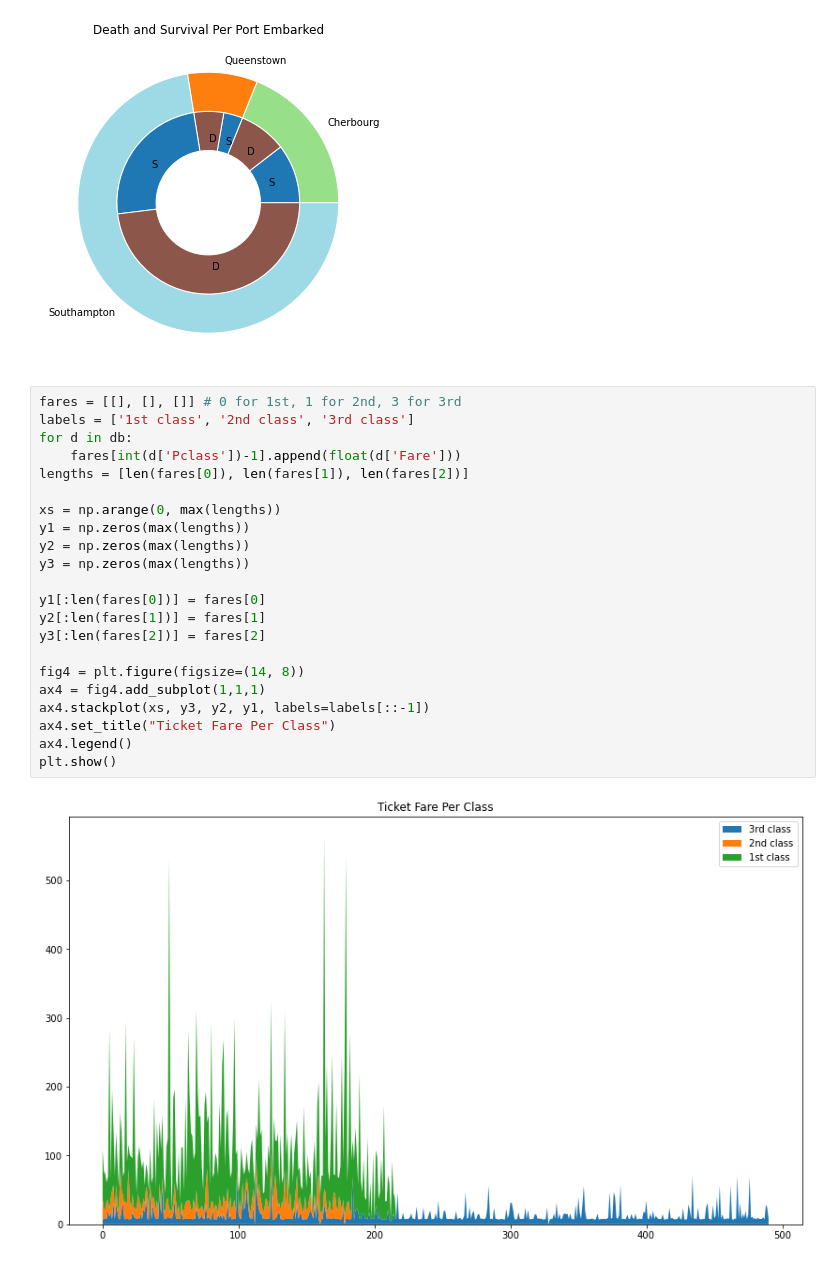
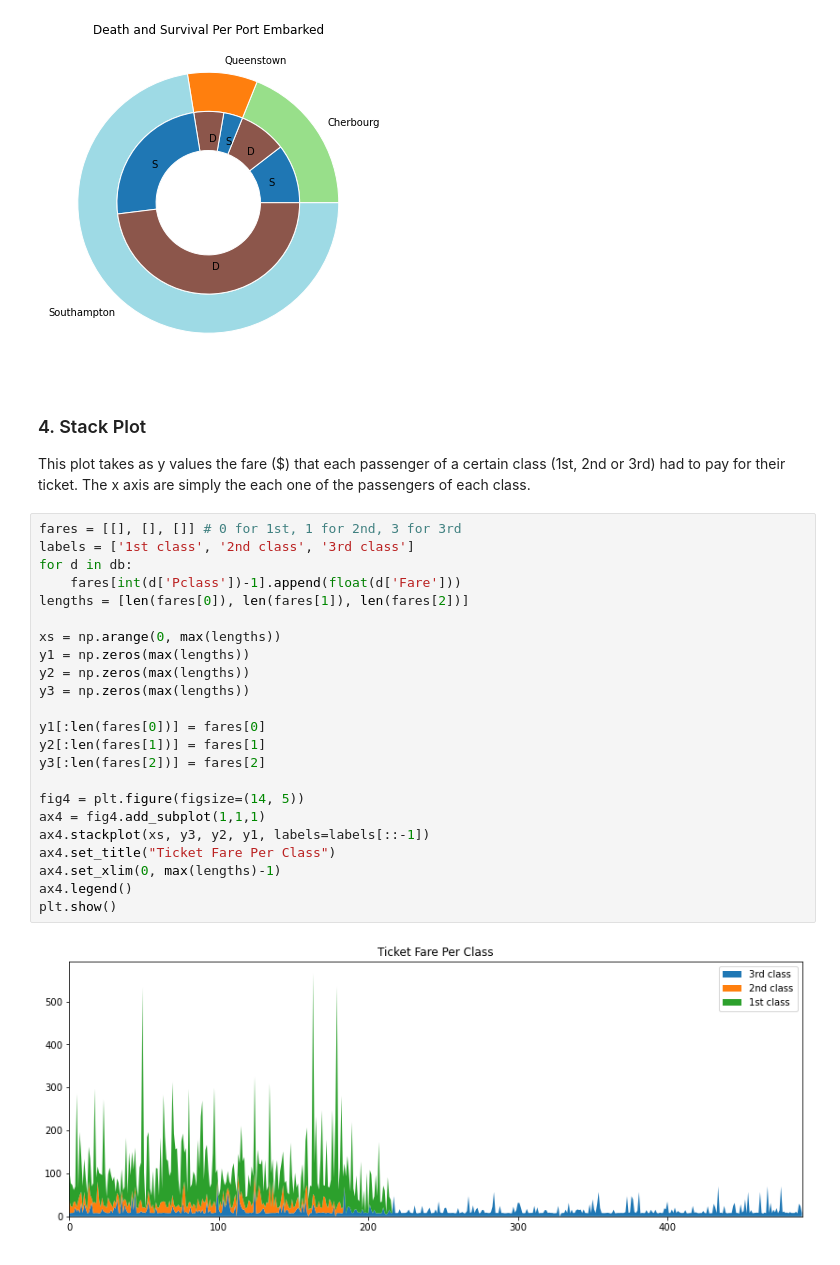
Before and after one commit to the-other-mariana/tools-ds, a Jupyter notebook: week6/titanic-plots.ipynb, the cells around one changed output. Drawn from its saved outputs; the diff is of its cells as text.

```diff
--- a/week6/titanic-plots.ipynb
+++ b/week6/titanic-plots.ipynb
@@ -184,27 +213,32 @@ plt.show()
 # %% [output]
 {'C': 93, 'Q': 30, 'S': 217} {'C': 75, 'Q': 47, 'S': 427} [93, 75, 30, 47, 217, 427]
 [figure]
+# %% [markdown]
+### 4. Stack Plot
+
+This plot takes as y values the fare ($) that each passenger of a certain class (1st, 2nd or 3rd) had to pay for their ticket. The x axis are simply the each one of the passengers of each class.
 # %%
 fares = [[], [], []] # 0 for 1st, 1 for 2nd, 3 for 3rd
 labels = ['1st class', '2nd class', '3rd class']
 for d in db:
     fares[int(d['Pclass'])-1].append(float(d['Fare']))
 lengths = [len(fares[0]), len(fares[1]), len(fares[2])]
 
 xs = np.arange(0, max(lengths))
 y1 = np.zeros(max(lengths))
 y2 = np.zeros(max(lengths))
 y3 = np.zeros(max(lengths))
 
 y1[:len(fares[0])] = fares[0]
 y2[:len(fares[1])] = fares[1]
 y3[:len(fares[2])] = fares[2]
 
-fig4 = plt.figure(figsize=(14, 8))
+fig4 = plt.figure(figsize=(14, 5))
 ax4 = fig4.add_subplot(1,1,1)
 ax4.stackplot(xs, y3, y2, y1, labels=labels[::-1])
 ax4.set_title("Ticket Fare Per Class")
+ax4.set_xlim(0, max(lengths)-1)
 ax4.legend()
 plt.show()
 # %% [output]
-[figure, old version]
+[figure, new version]
```
Also changed, not shown: parts of 9 cells of this notebook, 2 other files.
